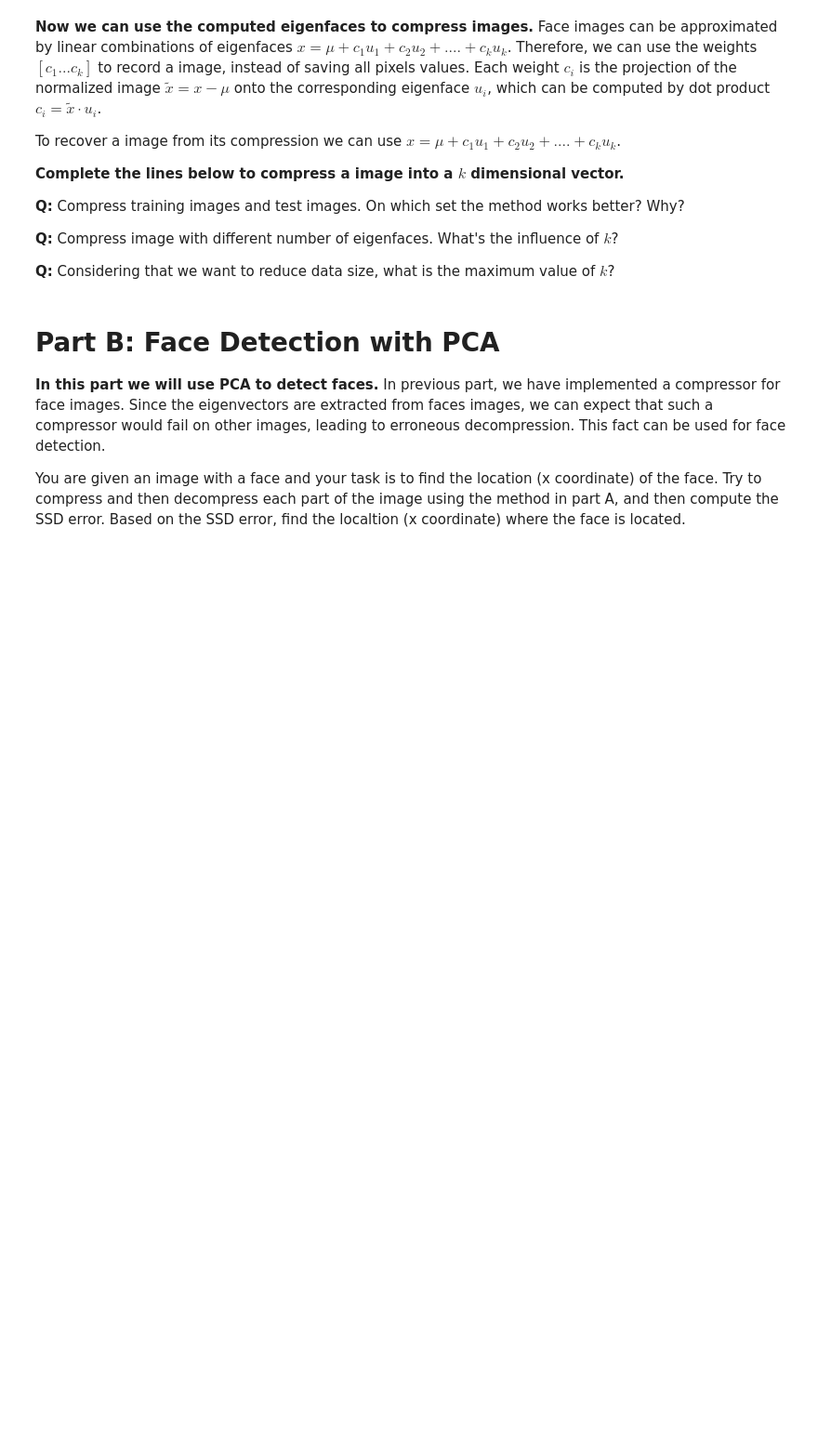
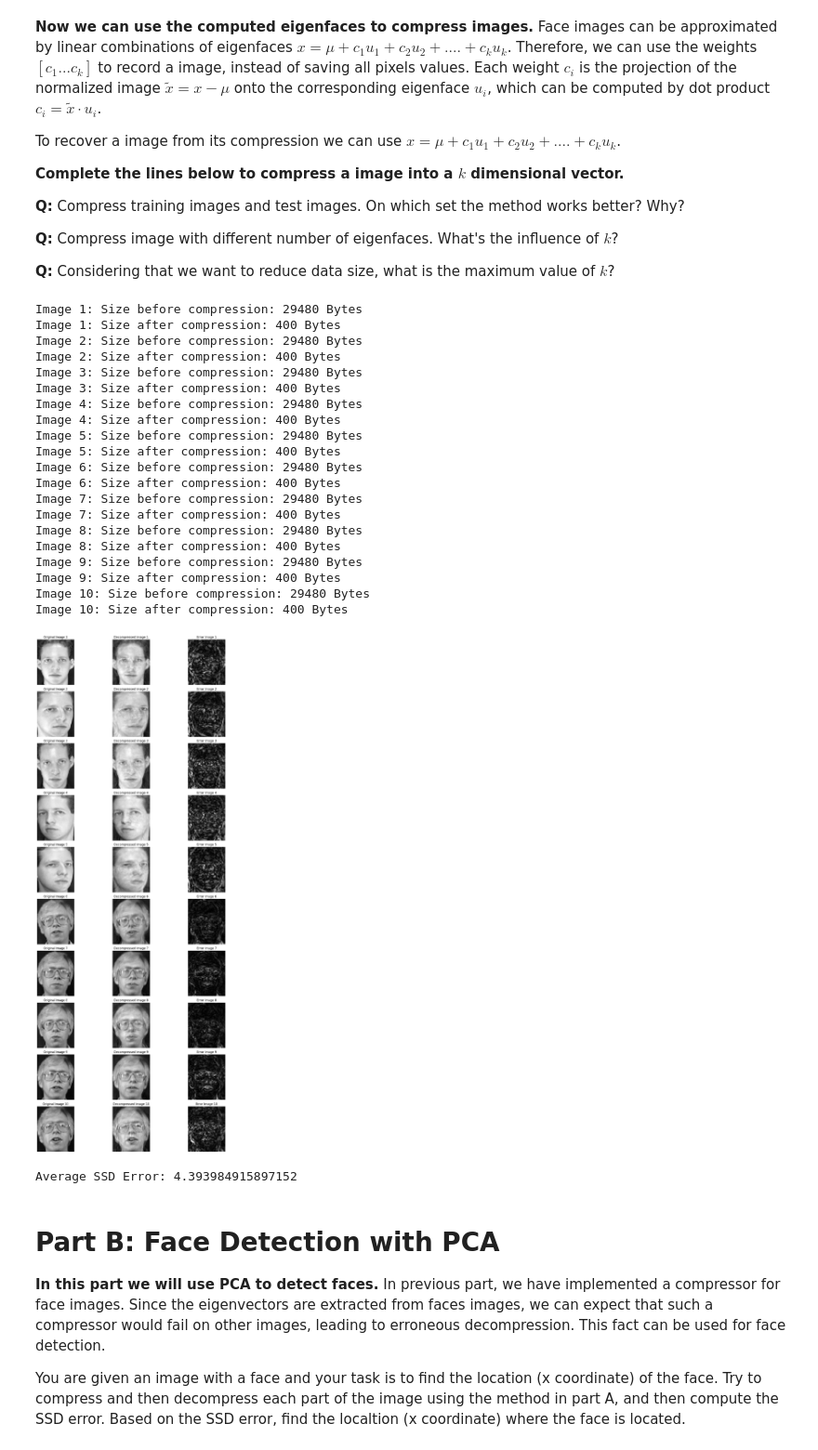
Before and after one commit to htark1993/viscomp2024, a Jupyter notebook: Exercises/W5/W5_exercise.ipynb, the cells around one changed output. Shown at 93% size. Cells and saved outputs as stored; diff of their text form; code cells hidden in the pictures; blank space fills up the shorter version.

```diff
--- a/Exercises/W5/W5_exercise.ipynb
+++ b/Exercises/W5/W5_exercise.ipynb
@@ -138,3 +167,80 @@ print(ssd_error)
+# %%
+import matplotlib.pyplot as plt
+
+error_images = []
+num_display = 10  # 只显示前10张图像
+
+# 创建一个包含num_display行、3列的子图网格
+fig, axes = plt.subplots(num_display, 3, figsize=(15, 3 * num_display))
+
+for idx, image in enumerate(train_image_list[:num_display]):
+    # 将图像展平为向量
+    image_vector = image.flatten()
+
+    # 中心化
+    normalized_vector = image_vector - mean
+
+    # 压缩图像：将图像投影到前k个特征向量上
+    compressed_image = eigenvectors.T @ normalized_vector  # 压缩后的向量长度为k
+
+    # 解压缩图像：将压缩向量重构回原始维度并加回均值
+    decompressed_image = eigenvectors @ compressed_image + mean  # 重构后的图像向量
+
+    # 计算重构误差图像
+    error_image = np.abs(decompressed_image - image_vector)
+    error_images.append(error_image)
+
+    # 重新将图像和误差图像reshape回原来的维度
+    image_reshaped = image.reshape(h, w)
+    decompressed_reshaped = decompressed_image.reshape(h, w)
+    error_image_reshaped = error_image.reshape(h, w)
+
+    # 在并排的子图中显示原始图像、解压缩图像和误差图像
+    axes[idx, 0].imshow(image_reshaped, cmap='gray')
+    axes[idx, 0].set_title(f"Original Image {idx+1}")
+    axes[idx, 0].axis('off')
+
+    axes[idx, 1].imshow(decompressed_reshaped, cmap='gray')
+    axes[idx, 1].set_title(f"Decompressed Image {idx+1}")
+    axes[idx, 1].axis('off')
+
+    axes[idx, 2].imshow(error_image_reshaped, cmap='gray')
+    axes[idx, 2].set_title(f"Error Image {idx+1}")
+    axes[idx, 2].axis('off')
+
+    print(f"Image {idx+1}: Size before compression: {image.nbytes} Bytes")
+    print(f"Image {idx+1}: Size after compression: {compressed_image.nbytes} Bytes")
+
+plt.tight_layout()
+plt.show()
+
+# 计算所有图像的平均平方误差
+error_images = np.stack(error_images, axis=0)
+ssd_error = (error_images**2).sum(axis=-1).mean()
+print('Average SSD Error:', ssd_error)
+# %% [output]
+Image 1: Size before compression: 29480 Bytes
+Image 1: Size after compression: 400 Bytes
+Image 2: Size before compression: 29480 Bytes
+Image 2: Size after compression: 400 Bytes
+Image 3: Size before compression: 29480 Bytes
+Image 3: Size after compression: 400 Bytes
+Image 4: Size before compression: 29480 Bytes
+Image 4: Size after compression: 400 Bytes
+Image 5: Size before compression: 29480 Bytes
+Image 5: Size after compression: 400 Bytes
+Image 6: Size before compression: 29480 Bytes
+Image 6: Size after compression: 400 Bytes
+Image 7: Size before compression: 29480 Bytes
+Image 7: Size after compression: 400 Bytes
+Image 8: Size before compression: 29480 Bytes
+Image 8: Size after compression: 400 Bytes
+Image 9: Size before compression: 29480 Bytes
+Image 9: Size after compression: 400 Bytes
+Image 10: Size before compression: 29480 Bytes
+Image 10: Size after compression: 400 Bytes
+[figure, added]
+Average SSD Error: 4.393984915897152
 # %% [markdown]
 # Part B: Face Detection with PCA
 **In this part we will use PCA to detect faces.** In previous part, we have implemented a compressor for face images. Since the eigenvectors are extracted from faces images, we can expect that such a compressor would fail on other images, leading to erroneous decompression. This fact can be used for face detection.
```
Also changed, not shown: parts of 11 cells of this notebook, 2 other files.
